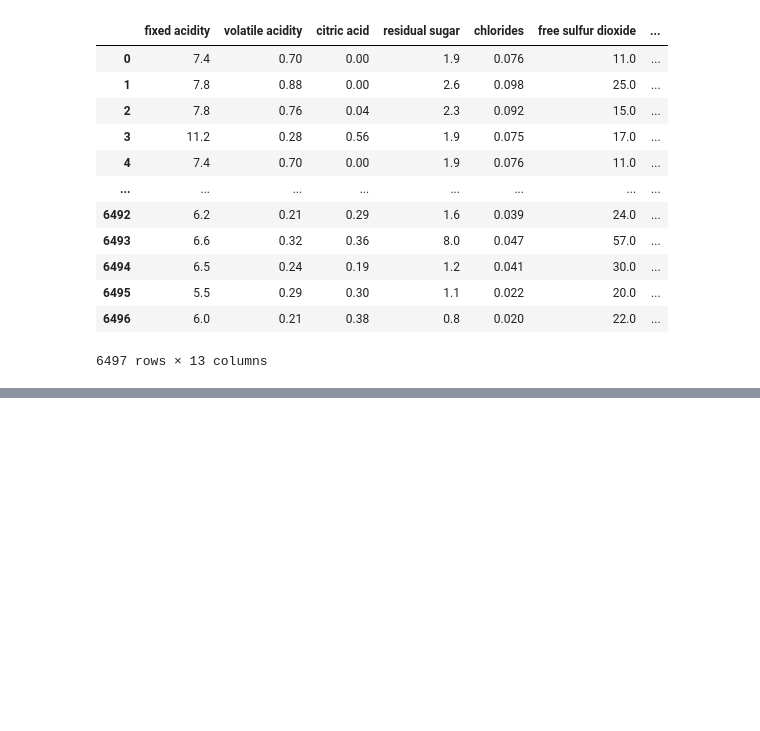
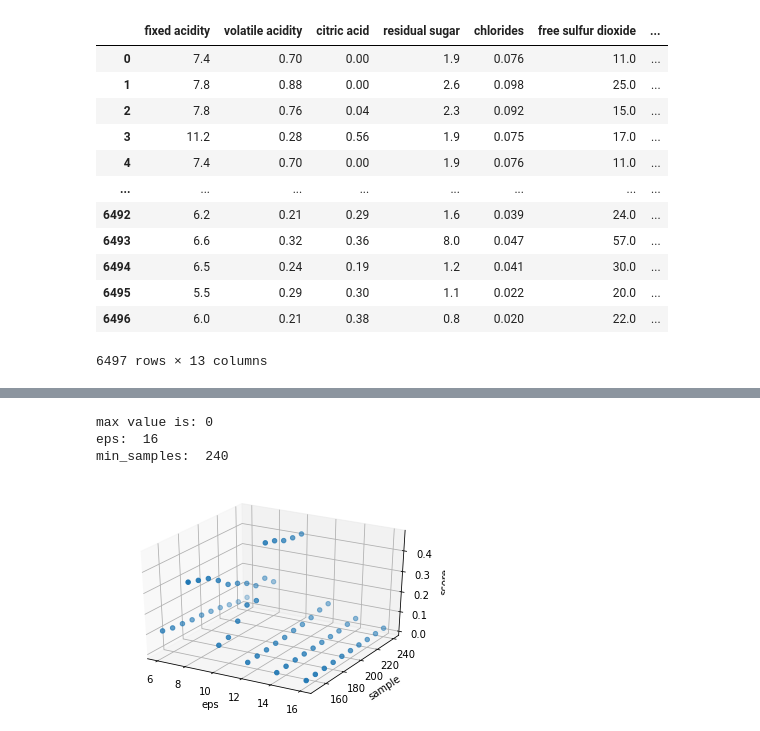
Before and after one commit to avneetgill/ensf544Project, a Jupyter notebook: Project1.2/Q3.ipynb, the cells around one changed output, grey strips where cells are left out. Saved outputs shown, nothing was run; the diff lists cells and outputs as text; code cells hidden in the pictures; blank space fills up the shorter version.

```diff
--- a/Project1.2/Q3.ipynb
+++ b/Project1.2/Q3.ipynb
@@ -100,0 +142,47 @@ plt.show()
+# %%
+from sklearn.cluster import DBSCAN
+
+
+xs = []
+ys = []
+zs = []
+fig = plt.figure()
+ax = fig.add_subplot(111, projection='3d')
+max_value = 0
+max_eps = -5
+samples_ = -5
+
+for eps in range(6,18,2):
+        for samples in range(150, 250, 10):
+
+            xs.append(eps)
+            ys.append(samples)
+
+            db = DBSCAN (eps = eps , min_samples = samples)
+            db.fit(feature)
+            labels = db.labels_
+            ARI_score = metrics.adjusted_rand_score(array,labels)
+            zs.append(ARI_score)
+            if ARI_score > max_value:
+                max_eps = ARI_score
+                max_eps = eps
+                samples_ = samples
+
+
+
+print("max value is:", max_value)
+print("eps: ", max_eps)
+print("min_samples: ", samples_)
+
+
+ax.scatter(xs, ys, zs)
+ax.set_xlabel('eps')
+ax.set_ylabel('sample')
+ax.set_zlabel('score')
+
+plt.show()
+# %% [output]
+max value is: 0
+eps:  16
+min_samples:  240
+[figure, added]
```
Also changed, not shown: parts of 4 cells of this notebook.
